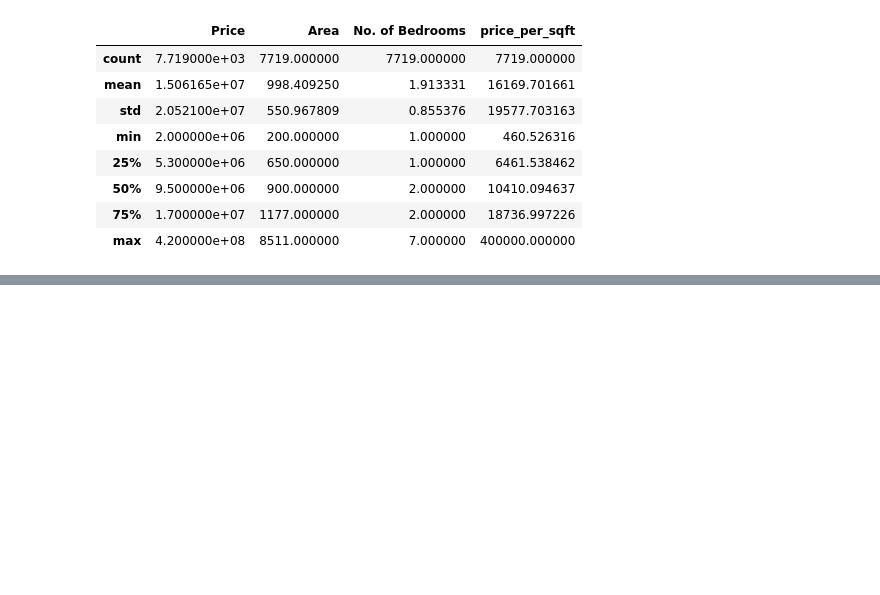
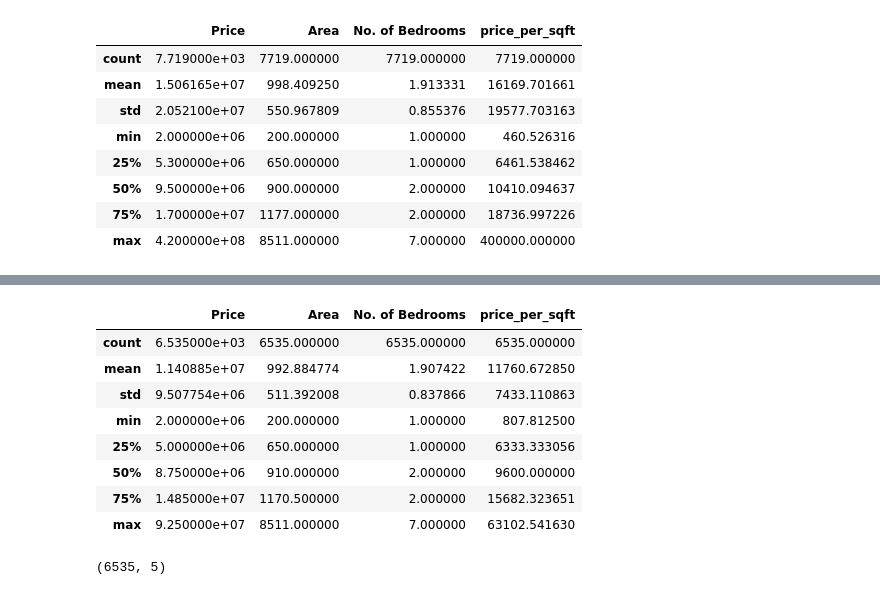
Before and after one commit to girishbans/HousePricePrediction, a Jupyter notebook: Mumbai_House_Prediction-girish.ipynb, the cells around one changed output, grey strips where cells are left out. Cells and saved outputs as stored; diff of their text form; code cells hidden in the pictures; blank space fills up the shorter version.

```diff
--- a/Mumbai_House_Prediction-girish.ipynb
+++ b/Mumbai_House_Prediction-girish.ipynb
@@ -209,0 +266,29 @@ Name: Location, Length: 102, dtype: int64
+# %%
+def remove_outliers_sqft(df):
+    df_output = pd.DataFrame()
+    for key,subdf in df.groupby('Location'):
+
+        m=np.mean(subdf.price_per_sqft)
+
+        st = np.std(subdf.price_per_sqft)
+
+        gen_df = subdf[(subdf.price_per_sqft > (m-st)) & (subdf.price_per_sqft <= (m+st))]
+        df_output = pd.concat([df_output,gen_df],ignore_index=True)
+
+    return df_output
+data = remove_outliers_sqft(data)
+data.describe()
+# %% [output]
+|  | Price | Area | No. of Bedrooms | price_per_sqft |
+| count | 6.535000e+03 | 6535.000000 | 6535.000000 | 6535.000000 |
+| mean | 1.140885e+07 | 992.884774 | 1.907422 | 11760.672850 |
+| std | 9.507754e+06 | 511.392008 | 0.837866 | 7433.110863 |
+| min | 2.000000e+06 | 200.000000 | 1.000000 | 807.812500 |
+| 25% | 5.000000e+06 | 650.000000 | 1.000000 | 6333.333056 |
+| 50% | 8.750000e+06 | 910.000000 | 2.000000 | 9600.000000 |
+| 75% | 1.485000e+07 | 1170.500000 | 2.000000 | 15682.323651 |
+| max | 9.250000e+07 | 8511.000000 | 7.000000 | 63102.541630 |
+# %%
+data.shape
+# %% [output]
+(6535, 5)
```
Also changed, not shown: parts of 22 cells of this notebook, 2 other files.
